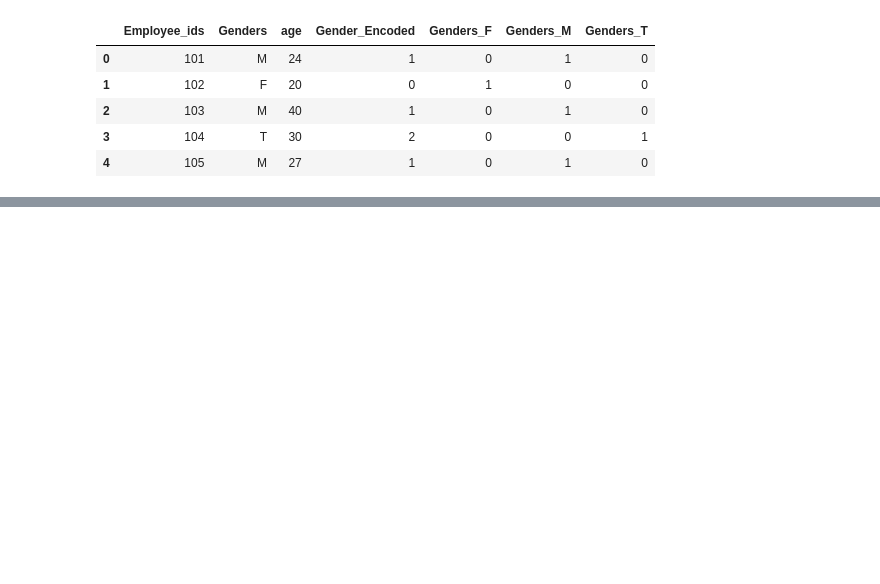
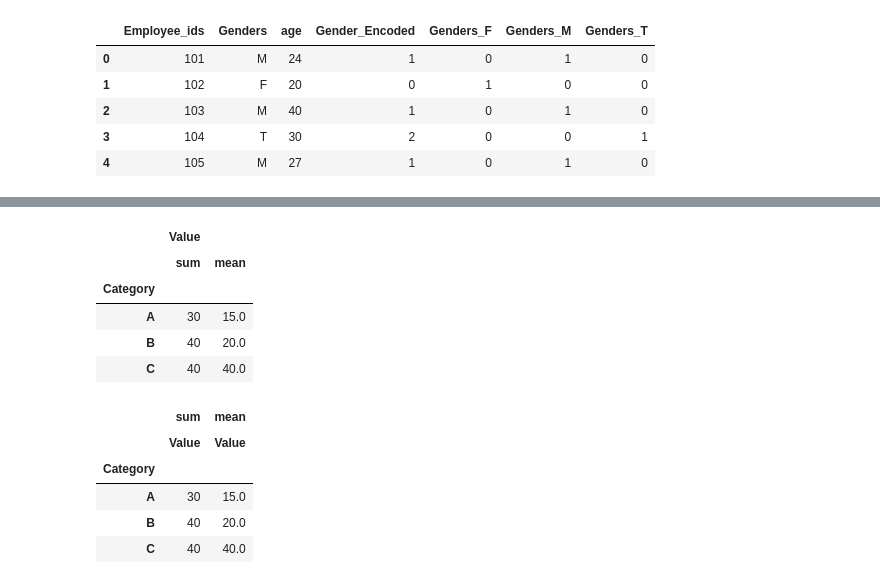
Before and after one commit to BATTI-CHANDAN-SINGH/Application-Of-Data-Mining, a Jupyter notebook: Lab-06.ipynb, the cells around one changed output, grey strips where cells are left out. Drawn from its saved outputs; the diff is of its cells as text; code cells hidden in the pictures; blank space fills up the shorter version.

```diff
--- a/Lab-06.ipynb
+++ b/Lab-06.ipynb
@@ -41,0 +42,22 @@ display(df)
+# %%
+data = {'Category': ['A', 'A', 'B', 'B', 'C'], 'Value': [10, 20, 10, 30, 40]}
+df = pd.DataFrame(data)
+
+grouped = df.groupby('Category').agg({'Value': ['sum', 'mean']})
+display( grouped)
+
+pivot = df.pivot_table(index='Category', values='Value', aggfunc=['sum', 'mean'])
+display( pivot)
+# %% [output]
+|  | Value |  |
+|  | sum | mean |
+| Category |  |  |
+| A | 30 | 15.0 |
+| B | 40 | 20.0 |
+| C | 40 | 40.0 |
+|  | sum | mean |
+|  | Value | Value |
+| Category |  |  |
+| A | 30 | 15.0 |
+| B | 40 | 20.0 |
+| C | 40 | 40.0 |
```
Also changed, not shown: parts of 1 cell of this notebook.
